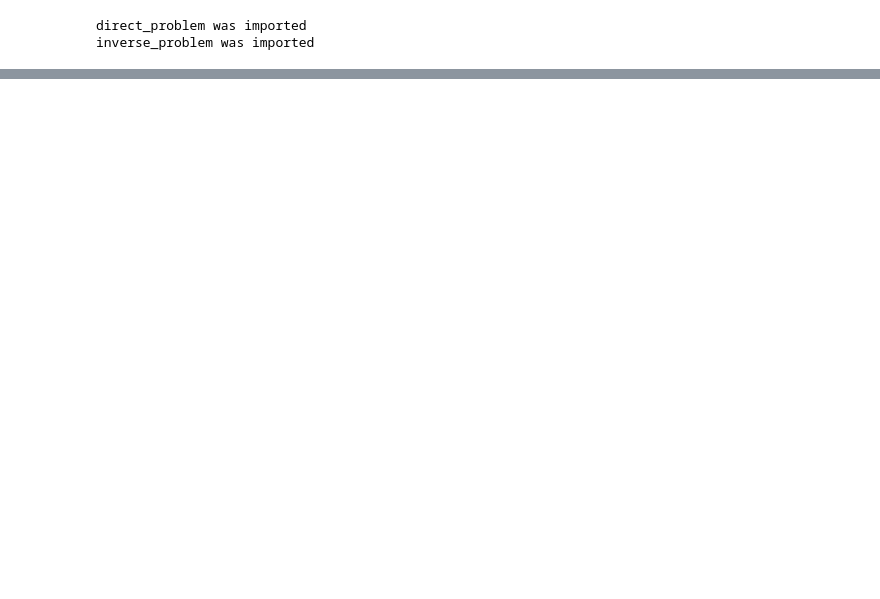
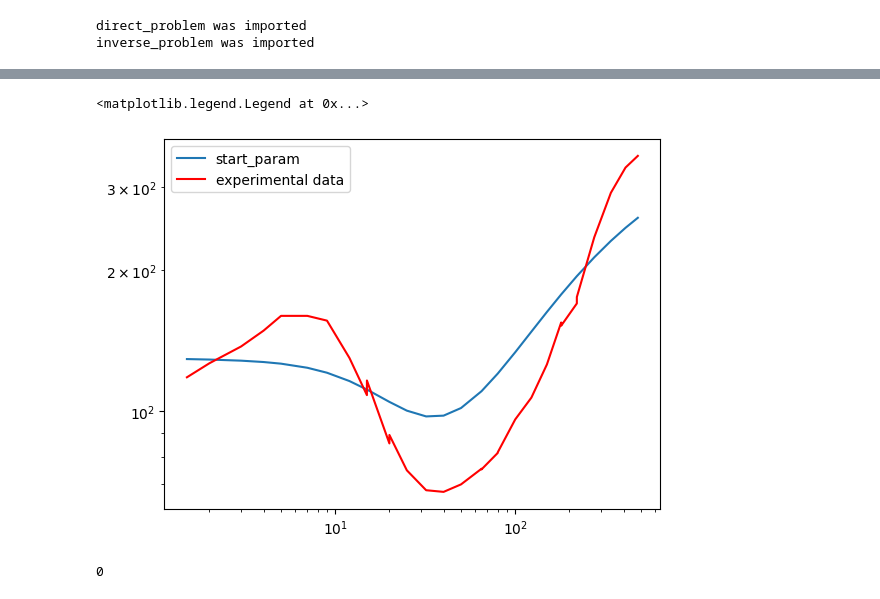
Before and after one commit to arty0mkha/electrical-prospecting, a Jupyter notebook: inverse_example.ipynb, the cells around one changed output, grey strips where cells are left out. Cells and saved outputs as stored; diff of their text form; code cells hidden in the pictures; blank space fills up the shorter version.

```diff
--- a/inverse_example.ipynb
+++ b/inverse_example.ipynb
@@ -18,10 +32,20 @@ AB2 = stt.T[0] # Полуразнос
+# %%
+rk_start=[]
+for r in AB2:
+    rk_start.append(dir.calculate_apparent_resistance(start[0],method,r,num))
+plt.loglog(AB2,rk_start, label='start_param')
+plt.loglog(AB2,experimental_rhoa,c='red', label='experimental data')
+plt.legend()
+# %% [output]
+<matplotlib.legend.Legend at 0x...>
+[figure, added]
 # %%
-N_layers_list=[3,4] # список из количества слоёв в моделях
-exp_data=np.array([AB2, experimental_rhoa]).T # Данные
-inverse=inv.inverse_problem_solver(N_layers_list,'U',100, exp_data)
+inverse=inv.inverse_problem_solver(N_layers_list,method,num, exp_data, auto=auto,start=start)
 results=inverse[0] # модели полученные из обратной задачи
 ind=inverse[1] #  индекс модели с наименьшим loss_N_layers в results
 print(ind)
+# %% [output]
+0
 # %%
 #Вывод количества слоёв в модели, её параметров и полученной ошибки
 for i in range (len(N_layers_list)):
```
Also changed, not shown: parts of 5 cells of this notebook, 3 other files.
